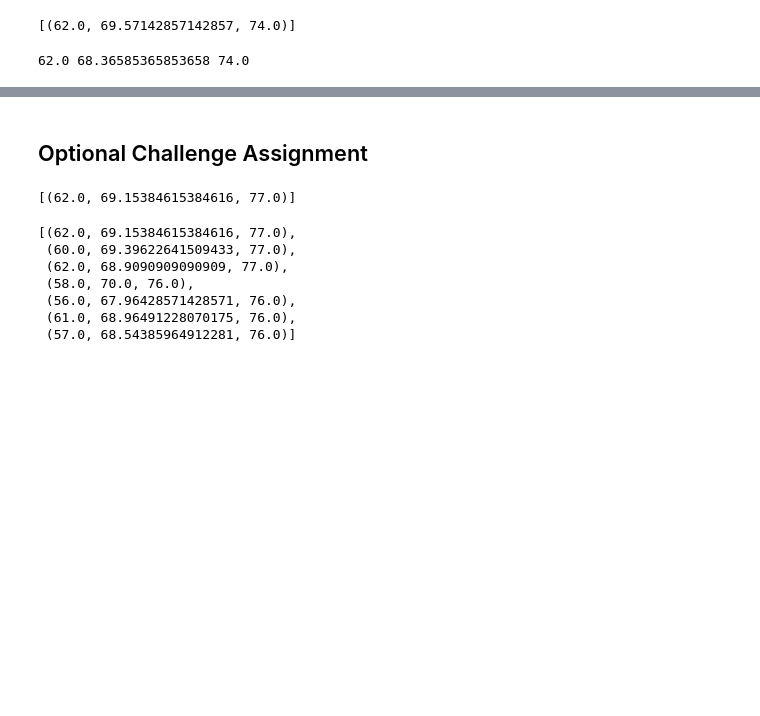
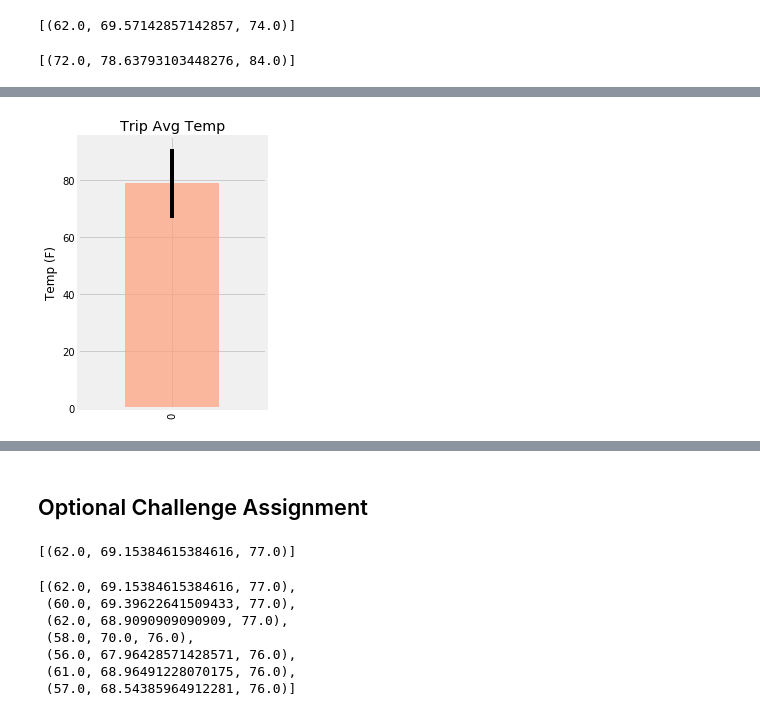
Before and after one commit to krob030/sqlalchemy-hwk, a Jupyter notebook: climate_starter.ipynb, the cells around one changed output, grey strips where cells are left out. Cells and saved outputs as stored; diff of their text form; code cells hidden in the pictures; blank space fills up the shorter version.

```diff
--- a/climate_starter.ipynb
+++ b/climate_starter.ipynb
@@ -152,11 +170,19 @@ print(calc_temps('2012-02-28', '2012-03-05'))
 # %%
 # Use your previous function `calc_temps` to calculate the tmin, tavg, and tmax
 # for your trip using the previous year's data for those same dates.
+my_trip = calc_temps('2017-07-12','2017-07-29')
+my_trip
 # %% [output]
-62.0 68.36585365853658 74.0
+[(72.0, 78.63793103448276, 84.0)]
 # %%
 # Plot the results from your previous query as a bar chart.
 # Use "Trip Avg Temp" as your Title
 # Use the average temperature for the y value
 # Use the peak-to-peak (tmax-tmin) value as the y error bar (yerr)
+my_trip_df= pd.DataFrame(my_trip, columns=["tmin", "tavg", "tmax"])
+my_trip_df.plot.bar(y="tavg", yerr=(my_trip_df["tmax"]- my_trip_df["tmin"]), title="Trip Avg Temp", color="lightsalmon", alpha=0.7, figsize=(3,5))
+plt.gca().legend_.remove()
+plt.ylabel("Temp (F)")
+plt.show()
+plt.savefig("trip_temp.png")
 # %% [output]
@@ -164,0 +189 @@ print(calc_temps('2012-02-28', '2012-03-05'))
+[figure, added]
```
Also changed, not shown: parts of 10 cells of this notebook.
